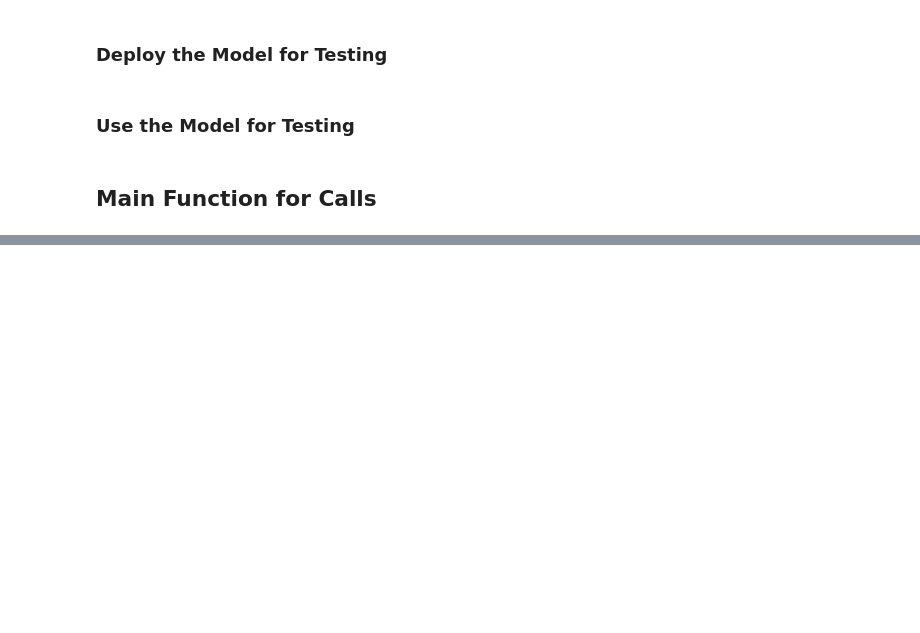
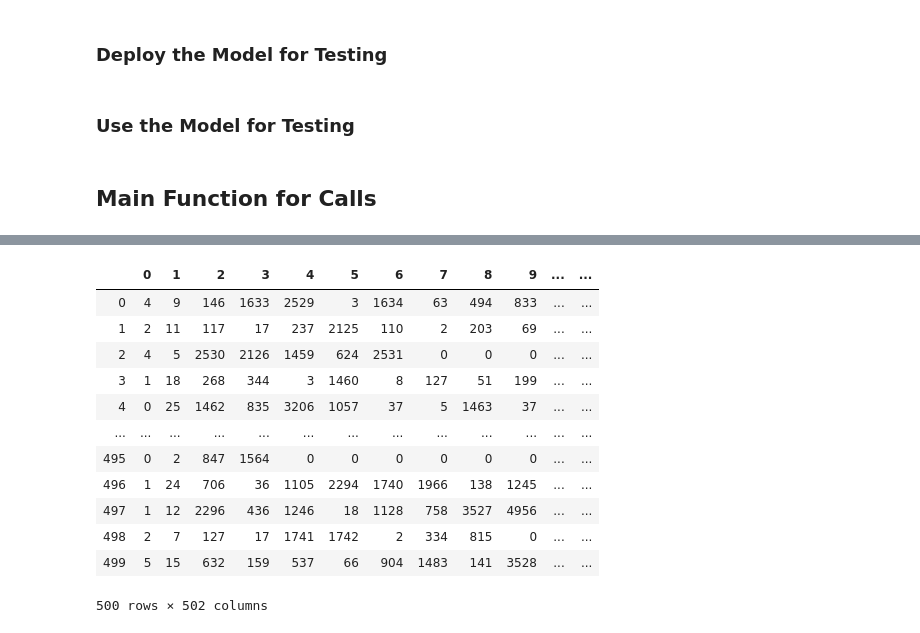
Before and after one commit to dasxx179/W266-Final-Project, a Jupyter notebook: CNN Model.ipynb, the cells around one changed output, grey strips where cells are left out. Drawn from its saved outputs; the diff is of its cells as text; code cells hidden in the pictures; blank space fills up the shorter version.

Commit message:
added changes to cnn model

```diff
--- a/CNN Model.ipynb
+++ b/CNN Model.ipynb
@@ -299,0 +316,28 @@ RuntimeError: Expected 4-dimensional input for 4-dimensional weight 16 1 5 5, bu
+# %%
+dataDir = '../data/pytorch' # folder to store our data
+trainSample = pd.read_csv(os.path.join(dataDir, 'train.csv'), header=None, names=None, nrows=500)
+trainSampleY = torch.from_numpy(trainSample[[0]].values).float().squeeze()
+trainSampleX = torch.from_numpy(trainSample.drop([0], axis = 1).values).long()
+
+# Build the dataset
+trainSampleDS = torch.utils.data.TensorDataset(trainSampleX, trainSampleY)
+# Build the dataloader
+trainSampleDL = torch.utils.data.DataLoader(trainSampleDS, batch_size=50)
+
+# Train the model
+device = torch.device("cuda" if torch.cuda.is_available() else "cpu")
+model = ConvNet(10).to(device)
+criterion = nn.CrossEntropyLoss()
+optimizer = torch.optim.Adam(model.parameters(), lr=0.001)
+
+for bt in trainSampleDL:
+    bX, bY = bt
+
+    bX = bX.to(device)
+    bY = bY.to(device)
+
+    model = LSTMClassifier(100, 100, 50000).to(device)
+    optimizer.zero_grad()
+    output = model(bX)
+    print(output)
+    print(output.shape)
@@ -299,0 +362,16 @@ RuntimeError: Expected 4-dimensional input for 4-dimensional weight 16 1 5 5, bu
+# %%
+trainSample
+# %% [output]
+|  | 0 | 1 | 2 | 3 | 4 | 5 | 6 | 7 | 8 | 9 | ... | ... |
+| 0 | 4 | 9 | 146 | 1633 | 2529 | 3 | 1634 | 63 | 494 | 833 | ... | ... |
+| 1 | 2 | 11 | 117 | 17 | 237 | 2125 | 110 | 2 | 203 | 69 | ... | ... |
+| 2 | 4 | 5 | 2530 | 2126 | 1459 | 624 | 2531 | 0 | 0 | 0 | ... | ... |
+| 3 | 1 | 18 | 268 | 344 | 3 | 1460 | 8 | 127 | 51 | 199 | ... | ... |
+| 4 | 0 | 25 | 1462 | 835 | 3206 | 1057 | 37 | 5 | 1463 | 37 | ... | ... |
+| ... | ... | ... | ... | ... | ... | ... | ... | ... | ... | ... | ... | ... |
+| 495 | 0 | 2 | 847 | 1564 | 0 | 0 | 0 | 0 | 0 | 0 | ... | ... |
+| 496 | 1 | 24 | 706 | 36 | 1105 | 2294 | 1740 | 1966 | 138 | 1245 | ... | ... |
+| 497 | 1 | 12 | 2296 | 436 | 1246 | 18 | 1128 | 758 | 3527 | 4956 | ... | ... |
+| 498 | 2 | 7 | 127 | 17 | 1741 | 1742 | 2 | 334 | 815 | 0 | ... | ... |
+| 499 | 5 | 15 | 632 | 159 | 537 | 66 | 904 | 1483 | 141 | 3528 | ... | ... |
+500 rows × 502 columns
```
Also changed, not shown: parts of 5 cells of this notebook, 1 other file.
